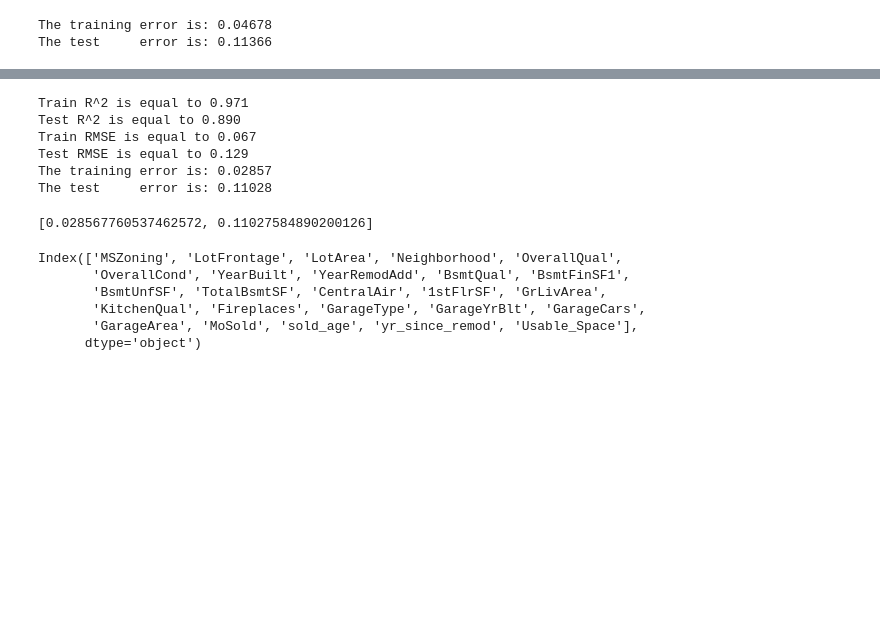
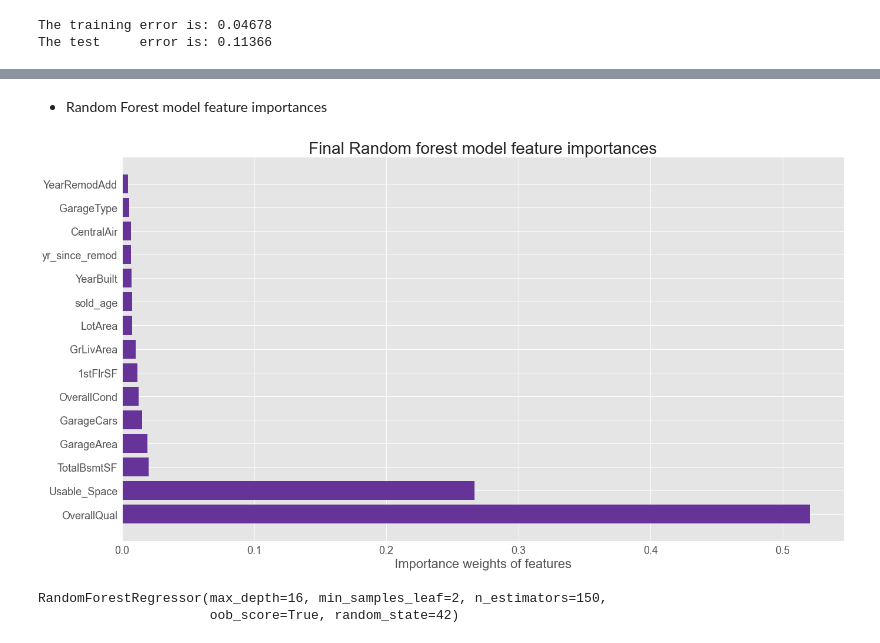
Before and after one commit to suhitasva/ML_Project, a Jupyter notebook: RF_models.ipynb, the cells around one changed output, grey strips where cells are left out. Cells and saved outputs as stored; diff of their text form; code cells hidden in the pictures; blank space fills up the shorter version.

```diff
--- a/RF_models.ipynb
+++ b/RF_models.ipynb
@@ -444,25 +392,16 @@ display(SVG(graph.pipe(format='svg')))
-# %%
-# Using RFE to select features
-
-from sklearn.feature_selection import RFE
-
-rfe = RFE(estimator=final_forest1, n_features_to_select=25, step=10)
-
-tree_model_res(trainX_trans, np.log(trainY), testX_trans, np.log(testY), rfe, show = True)
-# %% [output]
-Train R^2 is equal to 0.971
-Test R^2 is equal to 0.890
-Train RMSE is equal to 0.067
-Test RMSE is equal to 0.129
-The training error is: 0.02857
-The test     error is: 0.11028
-[0.028567760537462572, 0.11027584890200126]
-# %%
-print(house_x.columns[rfe.support_])
-# %% [output]
-Index(['MSZoning', 'LotFrontage', 'LotArea', 'Neighborhood', 'OverallQual',
-       'OverallCond', 'YearBuilt', 'YearRemodAdd', 'BsmtQual', 'BsmtFinSF1',
-       'BsmtUnfSF', 'TotalBsmtSF', 'CentralAir', '1stFlrSF', 'GrLivArea',
-       'KitchenQual', 'Fireplaces', 'GarageType', 'GarageYrBlt', 'GarageCars',
-       'GarageArea', 'MoSold', 'sold_age', 'yr_since_remod', 'Usable_Space'],
-      dtype='object')
+# %%
+# Looking at top 25 features
+
+top_features = feature_imp_df.head(25)
+# %% [markdown]
+- Random Forest model feature importances
+# %%
+plt.figure(figsize = (22,12))
+plt.barh(top_features["Feature Name"].head(15), top_features["Weight"].head(15), color ="rebeccapurple")
+plt.xlabel("Importance weights of features", fontsize = 22)
+plt.title("Final Random forest model feature importances", fontsize = 28)
+plt.yticks(fontsize=18)
+plt.xticks(fontsize=18)
+plt.show()
+# %% [output]
+[figure, added]
@@ -468,0 +412,7 @@ Index(['MSZoning', 'LotFrontage', 'LotArea', 'Neighborhood', 'OverallQual',
+# %%
+# Setting max_depth as 10
+
+final_forest1.set_params(max_depth=16)
+# %% [output]
+RandomForestRegressor(max_depth=16, min_samples_leaf=2, n_estimators=150,
+                      oob_score=True, random_state=42)
```
Also changed, not shown: parts of 30 cells of this notebook.
